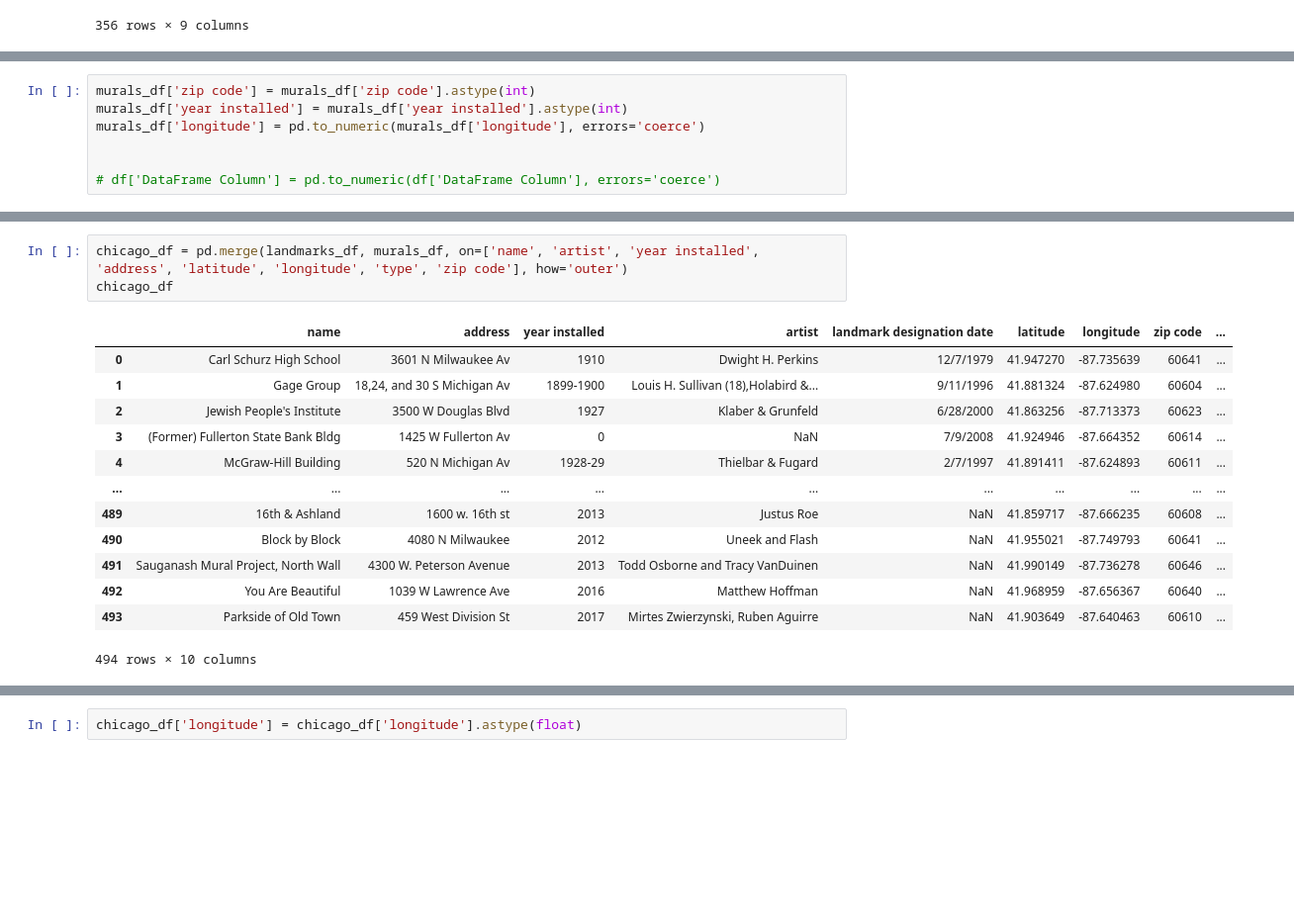
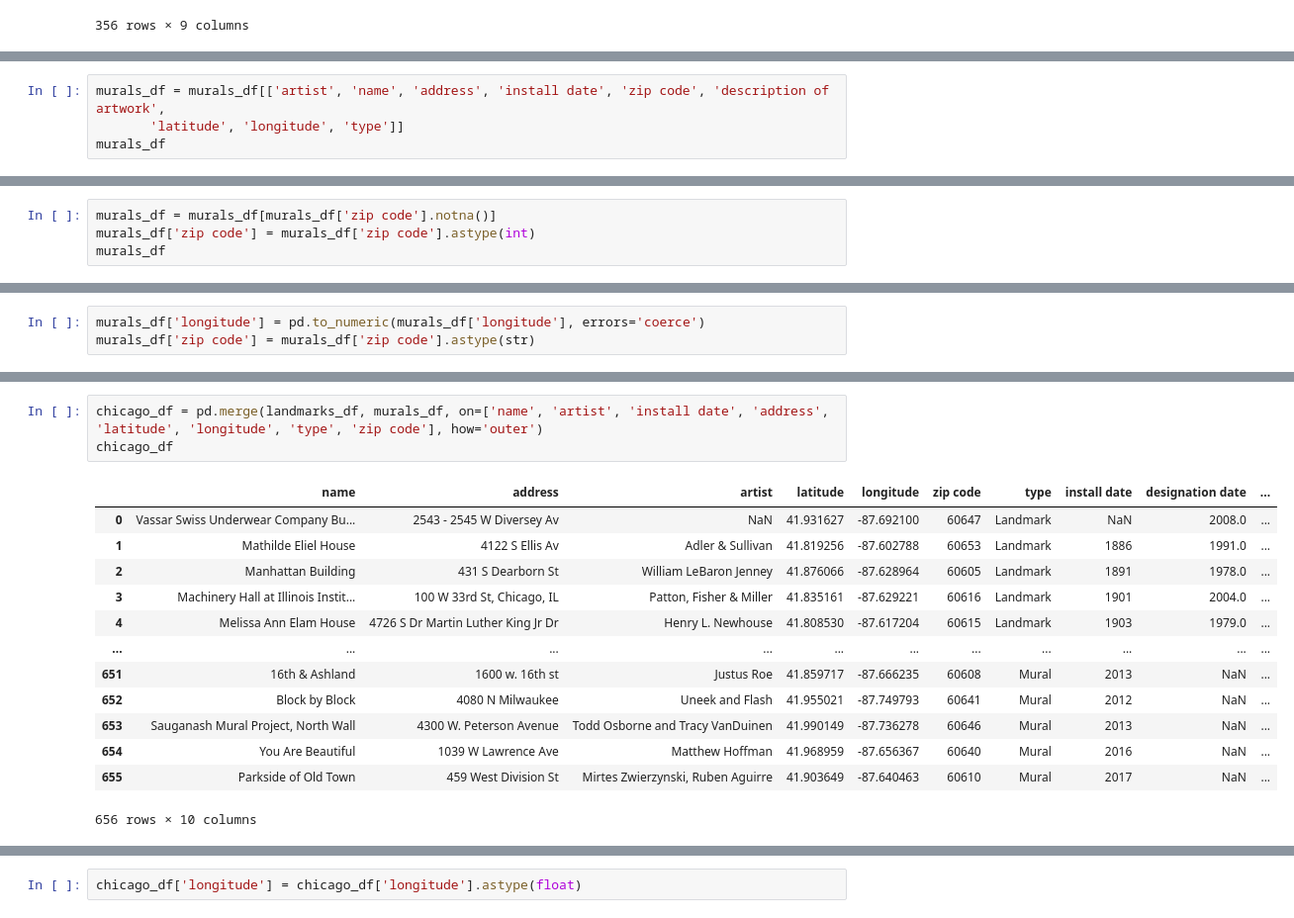
Before and after one commit to bevansr/project_2-group, a Jupyter notebook: Rice/Rice_Data.ipynb, the cells around one changed output, grey strips where cells are left out. Shown: that part at 99% size. Cells and saved outputs as stored; diff of their text form; blank space fills up the shorter version.

Commit message:
date changes

```diff
--- a/Rice/Rice_Data.ipynb
+++ b/Rice/Rice_Data.ipynb
@@ -231,0 +305,4 @@ murals_df
+# %%
+murals_df = murals_df[['artist', 'name', 'address', 'install date', 'zip code', 'description of artwork',
+       'latitude', 'longitude', 'type']]
+murals_df
@@ -255,10 +346,7 @@ latitude                  float64
 longitude                  object
 type                       object
 dtype: object
-# %%
-murals_df['zip code'] = murals_df['zip code'].astype(int)
-murals_df['year installed'] = murals_df['year installed'].astype(int)
-murals_df['longitude'] = pd.to_numeric(murals_df['longitude'], errors='coerce')
-
-
-# df['DataFrame Column'] = pd.to_numeric(df['DataFrame Column'], errors='coerce')
+# %%
+murals_df = murals_df[murals_df['zip code'].notna()]
+murals_df['zip code'] = murals_df['zip code'].astype(int)
+murals_df
@@ -264,0 +371,3 @@ murals_df['longitude'] = pd.to_numeric(murals_df['longitude'], errors='coerce')
+# %%
+murals_df['longitude'] = pd.to_numeric(murals_df['longitude'], errors='coerce')
+murals_df['zip code'] = murals_df['zip code'].astype(str)
@@ -290,21 +409,21 @@ type                          object
 dtype: object
 # %%
-chicago_df = pd.merge(landmarks_df, murals_df, on=['name', 'artist', 'year installed', 'address', 'latitude', 'longitude', 'type', 'zip code'], how='outer')
+chicago_df = pd.merge(landmarks_df, murals_df, on=['name', 'artist', 'install date', 'address', 'latitude', 'longitude', 'type', 'zip code'], how='outer')
 chicago_df
 # %% [output]
-|  | name | address | year installed | artist | landmark designation date | latitude | longitude | zip code | ... |
-| 0 | Carl Schurz High School | 3601 N Milwaukee Av | 1910 | Dwight H. Perkins | 12/7/1979 | 41.947270 | -87.735639 | 60641 | ... |
-| 1 | Gage Group | 18,24, and 30 S Michigan Av | 1899-1900 | Louis H. Sullivan (18),Holabird &... | 9/11/1996 | 41.881324 | -87.624980 | 60604 | ... |
-| 2 | Jewish People's Institute | 3500 W Douglas Blvd | 1927 | Klaber & Grunfeld | 6/28/2000 | 41.863256 | -87.713373 | 60623 | ... |
-| 3 | (Former) Fullerton State Bank Bldg | 1425 W Fullerton Av | 0 | NaN | 7/9/2008 | 41.924946 | -87.664352 | 60614 | ... |
-| 4 | McGraw-Hill Building | 520 N Michigan Av | 1928-29 | Thielbar & Fugard | 2/7/1997 | 41.891411 | -87.624893 | 60611 | ... |
-| ... | ... | ... | ... | ... | ... | ... | ... | ... | ... |
-| 489 | 16th & Ashland | 1600 w. 16th st | 2013 | Justus Roe | NaN | 41.859717 | -87.666235 | 60608 | ... |
-| 490 | Block by Block | 4080 N Milwaukee | 2012 | Uneek and Flash | NaN | 41.955021 | -87.749793 | 60641 | ... |
-| 491 | Sauganash Mural Project, North Wall | 4300 W. Peterson Avenue | 2013 | Todd Osborne and Tracy VanDuinen | NaN | 41.990149 | -87.736278 | 60646 | ... |
-| 492 | You Are Beautiful | 1039 W Lawrence Ave | 2016 | Matthew Hoffman | NaN | 41.968959 | -87.656367 | 60640 | ... |
-| 493 | Parkside of Old Town | 459 West Division St | 2017 | Mirtes Zwierzynski, Ruben Aguirre | NaN | 41.903649 | -87.640463 | 60610 | ... |
+|  | name | address | artist | latitude | longitude | zip code | type | install date | designation date | ... |
+| 0 | Vassar Swiss Underwear Company Bu... | 2543 - 2545 W Diversey Av | NaN | 41.931627 | -87.692100 | 60647 | Landmark | NaN | 2008.0 | ... |
+| 1 | Mathilde Eliel House | 4122 S Ellis Av | Adler & Sullivan | 41.819256 | -87.602788 | 60653 | Landmark | 1886 | 1991.0 | ... |
+| 2 | Manhattan Building | 431 S Dearborn St | William LeBaron Jenney | 41.876066 | -87.628964 | 60605 | Landmark | 1891 | 1978.0 | ... |
+| 3 | Machinery Hall at Illinois Instit... | 100 W 33rd St, Chicago, IL | Patton, Fisher & Miller | 41.835161 | -87.629221 | 60616 | Landmark | 1901 | 2004.0 | ... |
+| 4 | Melissa Ann Elam House | 4726 S Dr Martin Luther King Jr Dr | Henry L. Newhouse | 41.808530 | -87.617204 | 60615 | Landmark | 1903 | 1979.0 | ... |
+| ... | ... | ... | ... | ... | ... | ... | ... | ... | ... | ... |
+| 651 | 16th & Ashland | 1600 w. 16th st | Justus Roe | 41.859717 | -87.666235 | 60608 | Mural | 2013 | NaN | ... |
+| 652 | Block by Block | 4080 N Milwaukee | Uneek and Flash | 41.955021 | -87.749793 | 60641 | Mural | 2012 | NaN | ... |
+| 653 | Sauganash Mural Project, North Wall | 4300 W. Peterson Avenue | Todd Osborne and Tracy VanDuinen | 41.990149 | -87.736278 | 60646 | Mural | 2013 | NaN | ... |
+| 654 | You Are Beautiful | 1039 W Lawrence Ave | Matthew Hoffman | 41.968959 | -87.656367 | 60640 | Mural | 2016 | NaN | ... |
+| 655 | Parkside of Old Town | 459 West Division St | Mirtes Zwierzynski, Ruben Aguirre | 41.903649 | -87.640463 | 60610 | Mural | 2017 | NaN | ... |
-494 rows × 10 columns
+656 rows × 10 columns
 # %%
 chicago_df.columns = chicago_df.columns.str.replace(' ', '_')
 chicago_df
```
Also changed, not shown: parts of 30 cells of this notebook, 7 other files.
